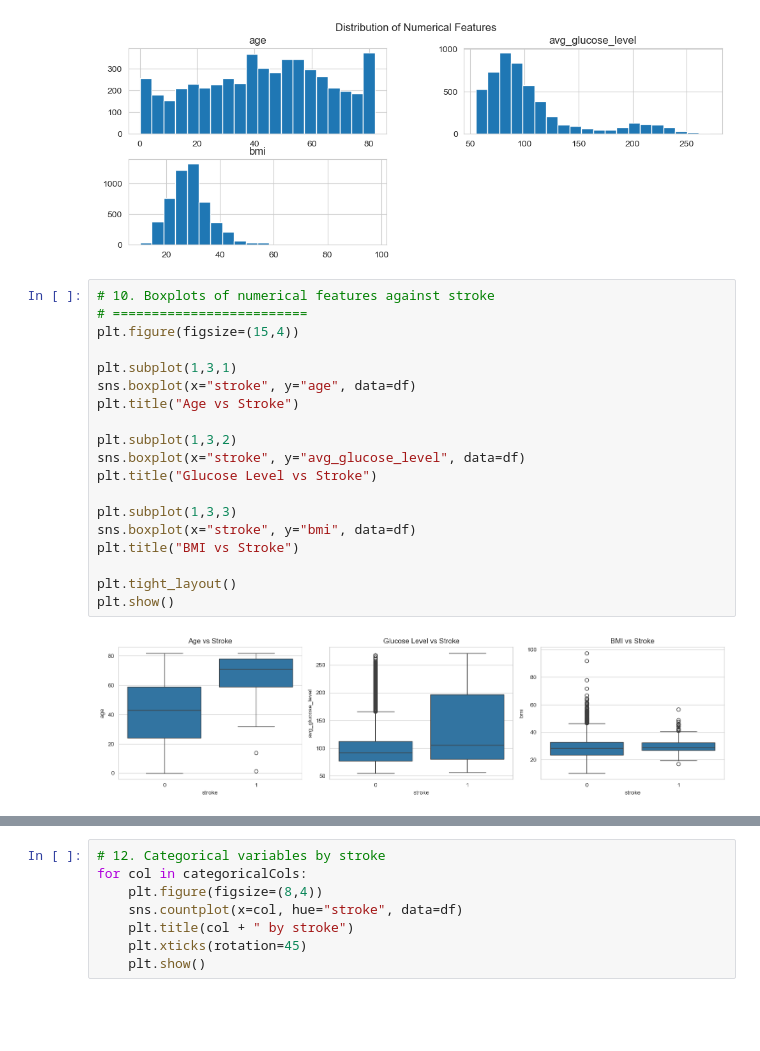
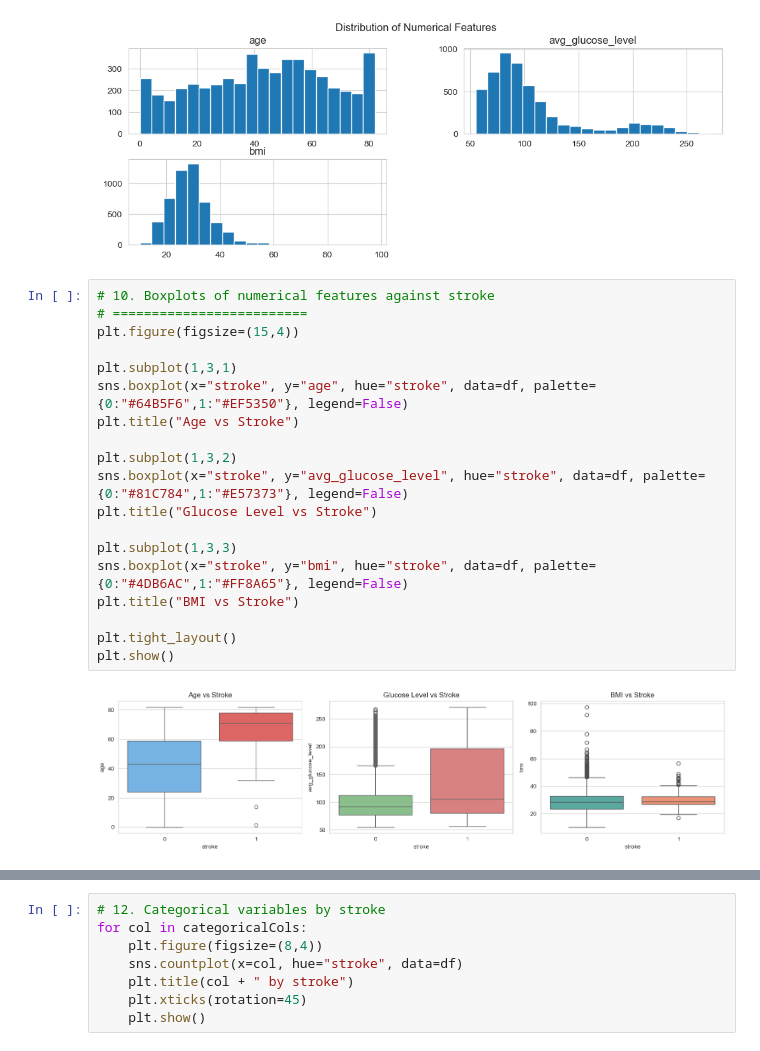
Before and after one commit to JustinDang69/Assesment2-PA, a Jupyter notebook: Untitled.ipynb, the cells around one changed output, grey strips where cells are left out. Drawn from its saved outputs; the diff is of its cells as text; blank space fills up the shorter version.

```diff
--- a/Untitled.ipynb
+++ b/Untitled.ipynb
@@ -230,24 +230,24 @@ plt.show()
 # %%
 # 10. Boxplots of numerical features against stroke
 # =========================
 plt.figure(figsize=(15,4))
 
 plt.subplot(1,3,1)
-sns.boxplot(x="stroke", y="age", data=df)
+sns.boxplot(x="stroke", y="age", hue="stroke", data=df, palette={0:"#64B5F6",1:"#EF5350"}, legend=False)
 plt.title("Age vs Stroke")
 
 plt.subplot(1,3,2)
-sns.boxplot(x="stroke", y="avg_glucose_level", data=df)
+sns.boxplot(x="stroke", y="avg_glucose_level", hue="stroke", data=df, palette={0:"#81C784",1:"#E57373"}, legend=False)
 plt.title("Glucose Level vs Stroke")
 
 plt.subplot(1,3,3)
-sns.boxplot(x="stroke", y="bmi", data=df)
+sns.boxplot(x="stroke", y="bmi", hue="stroke", data=df, palette={0:"#4DB6AC",1:"#FF8A65"}, legend=False)
 plt.title("BMI vs Stroke")
 
 plt.tight_layout()
 plt.show()
 # %% [output]
-[figure, old version]
+[figure, new version]
 # %%
 # 11. Categorical variable distributions
 categoricalCols = ["gender", "hypertension", "heart_disease", "ever_married",
```
Also changed, not shown: parts of 2 cells of this notebook.
